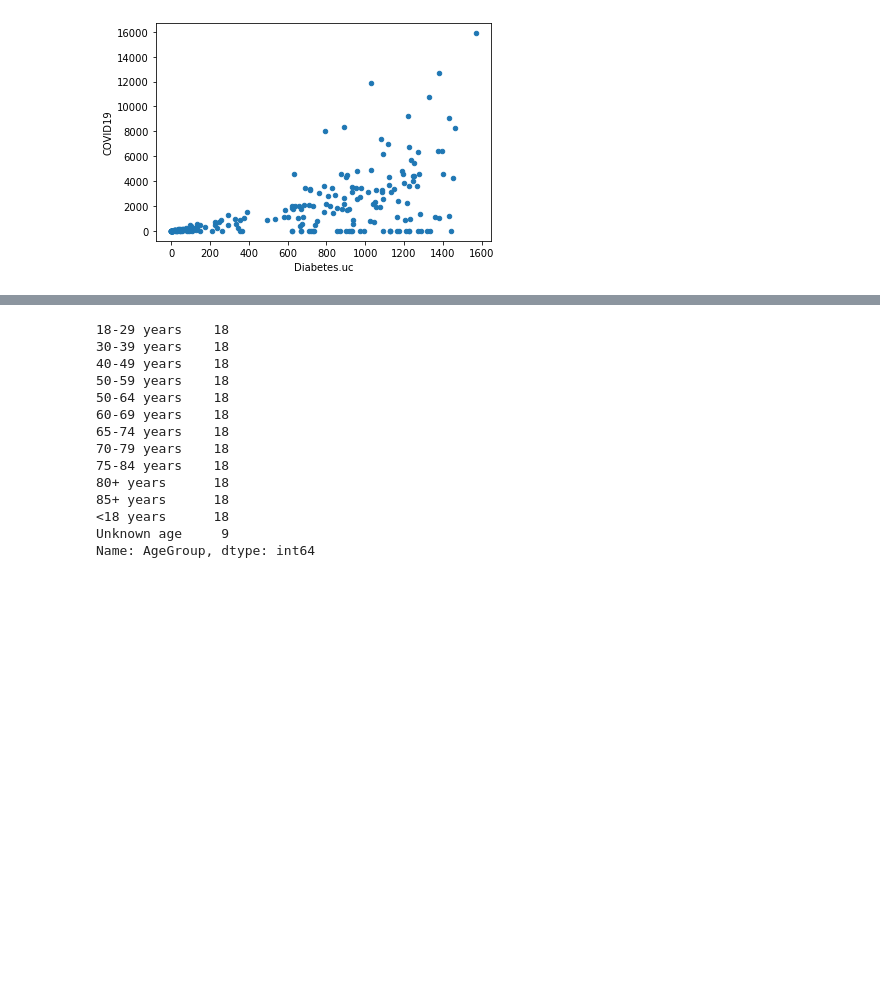
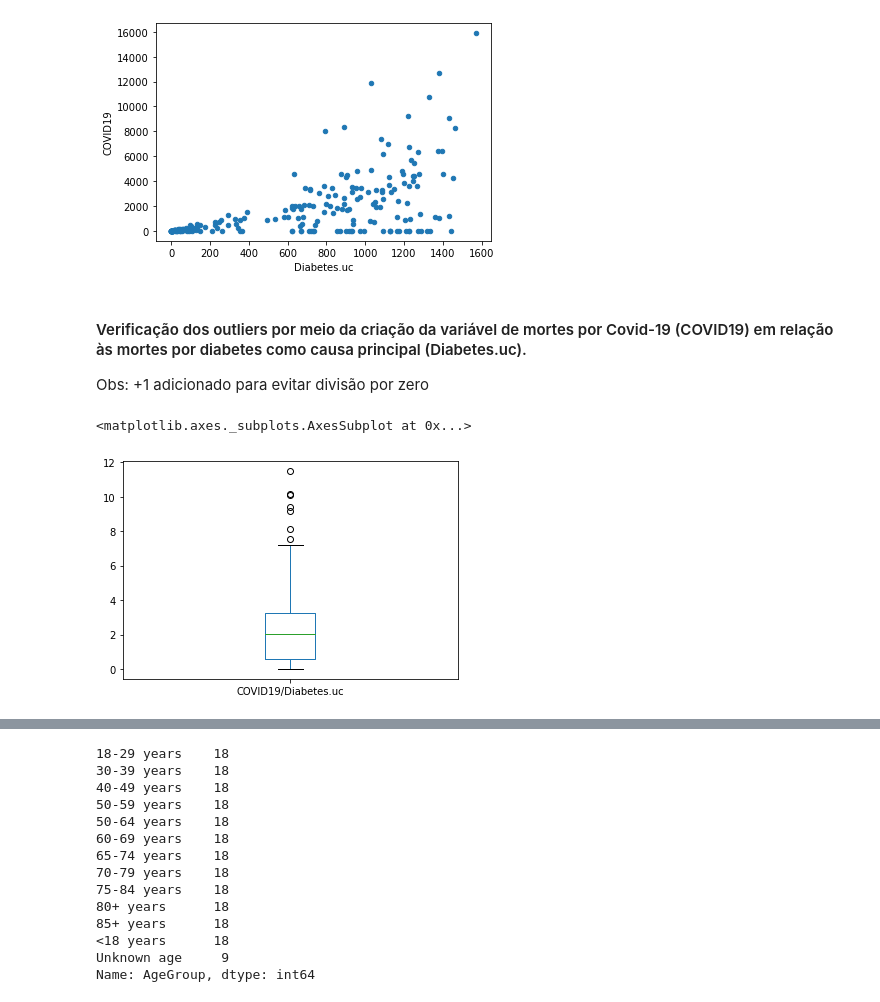
Before and after one commit to Giganoide01/Projeto_Analise_Dados_CinUFPE, a Jupyter notebook: projeto_iad.ipynb, the cells around one changed output, grey strips where cells are left out. Drawn from its saved outputs; the diff is of its cells as text; code cells hidden in the pictures; blank space fills up the shorter version.

```diff
--- a/projeto_iad.ipynb
+++ b/projeto_iad.ipynb
@@ -541,3 +583,13 @@ dataset.plot.scatter(x='Diabetes.uc',y='COVID19')
 # %% [output]
 <matplotlib.axes._subplots.AxesSubplot at 0x...>
 [figure]
+# %% [markdown]
+#### Verificação dos outliers por meio da criação da variável de mortes por Covid-19 (COVID19) em relação às mortes por diabetes como causa principal (Diabetes.uc).
+
+Obs: +1 adicionado para evitar divisão por zero
+# %%
+dataset['COVID19/Diabetes.uc'] = dataset['COVID19'] / (dataset['Diabetes.uc']+1)
+dataset['COVID19/Diabetes.uc'].plot.box()
+# %% [output]
+<matplotlib.axes._subplots.AxesSubplot at 0x...>
+[figure, added]
```
Also changed, not shown: parts of 168 cells of this notebook.
